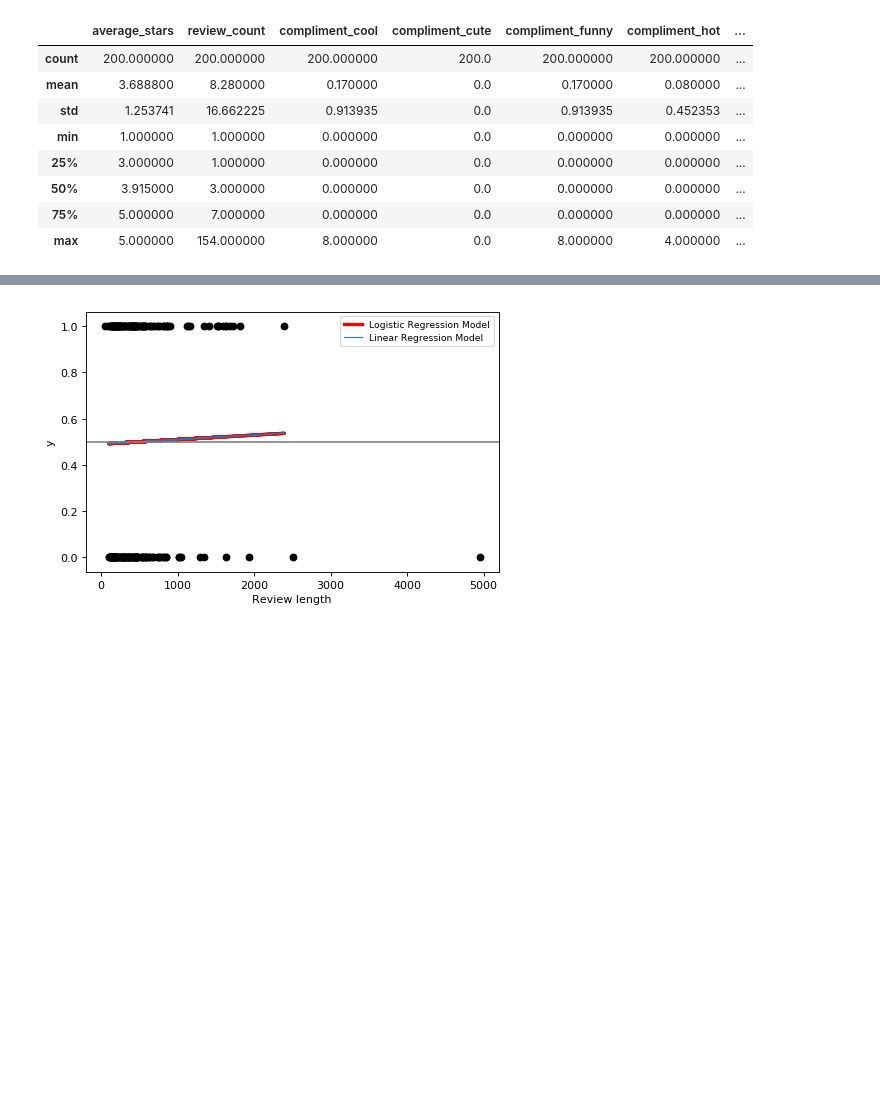
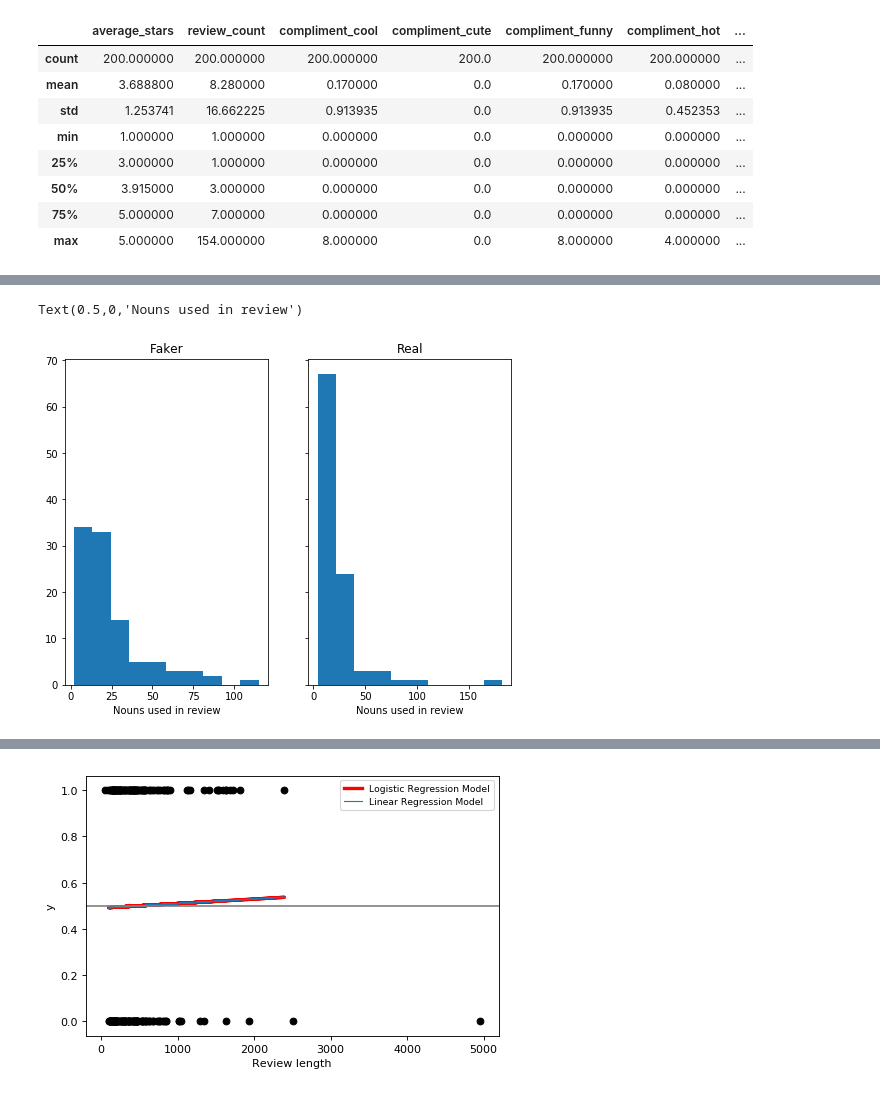
Before and after one commit to tannisthamaiti/Fake-reviewers-in-Yelp, a Jupyter notebook: Capstone_project_fake_reviewers/Storytelling_writeup.ipynb, the cells around one changed output, grey strips where cells are left out. Drawn from its saved outputs; the diff is of its cells as text; code cells hidden in the pictures; blank space fills up the shorter version.

```diff
--- a/Capstone_project_fake_reviewers/Storytelling_writeup.ipynb
+++ b/Capstone_project_fake_reviewers/Storytelling_writeup.ipynb
@@ -242,0 +424,13 @@ p
+# %%
+f,(ax1,ax2) = plt.subplots(1, 2, sharey='row', figsize=(8, 6))
+Noun1=dataset1['NN'] + dataset1['NNP']+ dataset1['NNS']
+Noun0=dataset0['NN'] + dataset0['NNP']+ dataset0['NNS']
+ax1.hist(Noun1)
+ax1.set_title('Faker')
+ax1.set_xlabel('Nouns used in review')
+ax2.hist(Noun0,  bins=10)
+ax2.set_title('Real')
+ax2.set_xlabel('Nouns used in review')
+# %% [output]
+Text(0.5,0,'Nouns used in review')
+[figure, added]
```
Also changed, not shown: parts of 50 cells of this notebook.
